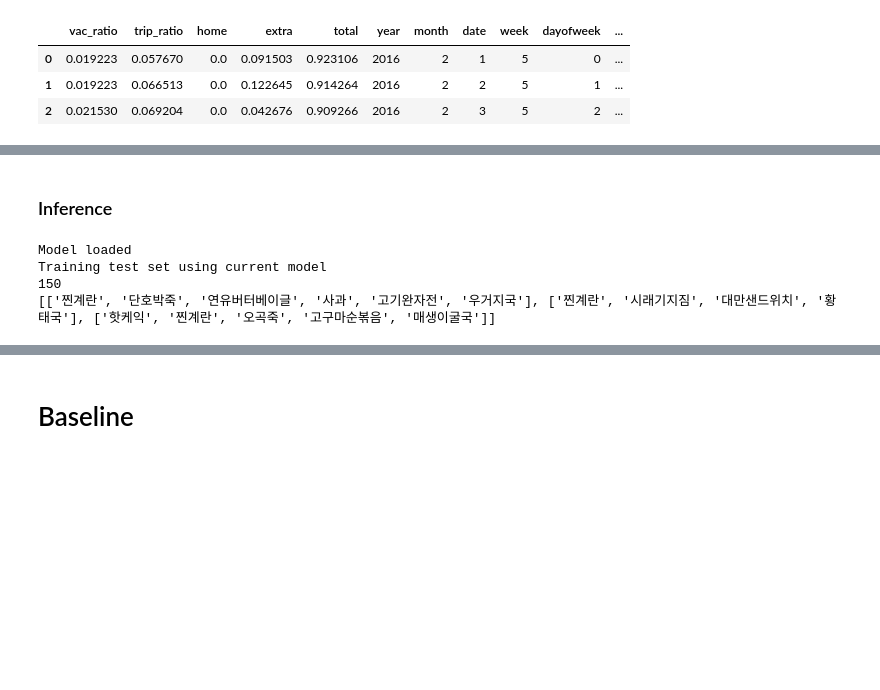
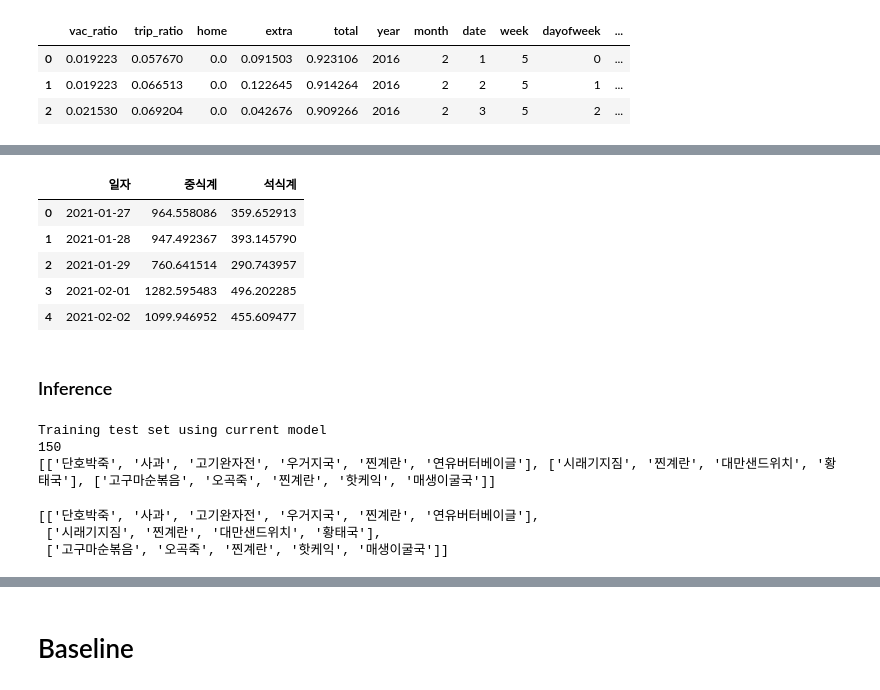
Before and after one commit to Haebuk/Python_Machine_Learning, a Jupyter notebook: 구내식당식수예측.ipynb, the cells around one changed output, grey strips where cells are left out. Drawn from its saved outputs; the diff is of its cells as text; code cells hidden in the pictures; blank space fills up the shorter version.

```diff
--- a/구내식당식수예측.ipynb
+++ b/구내식당식수예측.ipynb
@@ -619,7 +720,7 @@ lgb_submit.head()
 # HYPER PARAMETERS
 
 class CFG:
-    emb_dim = 1000
+    emb_dim = 500
 
 args = CFG
 # %%
@@ -639,8 +740,9 @@ def food_combinations(train=True):
     return array
 # %%
 TRAIN_W2V = True
+
 try:
-    model = FastText.load('food_embedding.model')
+    model = FastText.load(PATH + 'food_embedding.model')
     print("Model loaded")
     if not TRAIN_W2V:
         print('Training test set using current model')
@@ -654,12 +756,12 @@ except:
         model = FastText(
             sentences=train_food,
             vector_size=args.emb_dim, # 벡터 사이즈
-            window=7,
+            window=30,
             workers=-1,
-            sg=0, # 0: CBOW, 1: skip-gram
+            sg=1, # 0: CBOW, 1: skip-gram
             epochs=5000
                          )
-        model.save('food_embedding.model')
+        model.save(PATH + 'food_embedding.model')
     else:
-        print("Model loading failed. Do not train.")
+        print("Load Model. Do not train.")
 # %% [output]
@@ -795,0 +1086,7 @@ dinner mae:  53.1362096922962
+# %%
+l_trial_lgb = l_study_lgb.best_trial
+lunch_lgb_params = l_trial_lgb.params
+print(lunch_lgb_params)
+d_trial_lgb = d_study_lgb.best_trial
+dinner_lgb_params = d_trial_lgb.params
+print(dinner_lgb_params)
@@ -795,0 +1096,11 @@ dinner mae:  53.1362096922962
+# %%
+X_train_lunch = np.concatenate((X_common.to_numpy(), emb_arr_lunch), axis=1)
+X_train_dinner = np.concatenate((X_common.to_numpy(), emb_arr_dinner), axis=1)
+
+lunch_lgb_model = lgb.LGBMRegressor(**lunch_lgb_params)
+lunch_lgb_model.fit(X_train_lunch, y_lunch, eval_metric='mae')
+lunch_lgb_pred = lunch_lgb_model.predict(test_lunch)
+
+dinner_lgb_model = lgb.LGBMRegressor(**dinner_lgb_params)
+dinner_lgb_model.fit(X_train_dinner, y_dinner, eval_metric='mae')
+dinner_lgb_pred = dinner_lgb_model.predict(test_dinner)
@@ -796,11 +1137,23 @@ dinner mae:  53.1362096922962
+# %%
+lgb_submit = pd.read_csv(PATH + 'sample_submission.csv')
+lgb_submit['중식계'] = lunch_lgb_pred
+lgb_submit['석식계'] = dinner_lgb_pred
+lgb_submit.to_csv(PATH + 'lgb_fasttext.csv', index=False)
+lgb_submit.head()
+# %% [output]
+|  | 일자 | 중식계 | 석식계 |
+| 0 | 2021-01-27 | 964.558086 | 359.652913 |
+| 1 | 2021-01-28 | 947.492367 | 393.145790 |
+| 2 | 2021-01-29 | 760.641514 | 290.743957 |
+| 3 | 2021-02-01 | 1282.595483 | 496.202285 |
+| 4 | 2021-02-02 | 1099.946952 | 455.609477 |
 # %% [markdown]
 ### Inference
 # %%
 TRAIN_W2V = False
 try:
-    model = FastText.load('food_embedding.model')
-    print("Model loaded")
     if not TRAIN_W2V:
+        model = FastText.load('food_embedding.model')
         print('Training test set using current model')
         test_food = food_combinations(train=False)
         model.train(test_food, total_examples=len(test_food))
@@ -819,10 +1172,15 @@ except:
                          )
         model.save('food_embedding.model')
 # %% [output]
-Model loaded
 Training test set using current model
 150
-[['찐계란', '단호박죽', '연유버터베이글', '사과', '고기완자전', '우거지국'], ['찐계란', '시래기지짐', '대만샌드위치', '황태국'], ['핫케익', '찐계란', '오곡죽', '고구마순볶음', '매생이굴국']]
+[['단호박죽', '사과', '고기완자전', '우거지국', '찐계란', '연유버터베이글'], ['시래기지짐', '찐계란', '대만샌드위치', '황태국'], ['고구마순볶음', '오곡죽', '찐계란', '핫케익', '매생이굴국']]
+# %%
+test_food[:3]
+# %% [output]
+[['단호박죽', '사과', '고기완자전', '우거지국', '찐계란', '연유버터베이글'],
+ ['시래기지짐', '찐계란', '대만샌드위치', '황태국'],
+ ['고구마순볶음', '오곡죽', '찐계란', '핫케익', '매생이굴국']]
 # %%
 model.wv.most_similar('우거지국')
 # %% [output]
```
Also changed, not shown: parts of 75 cells of this notebook.
